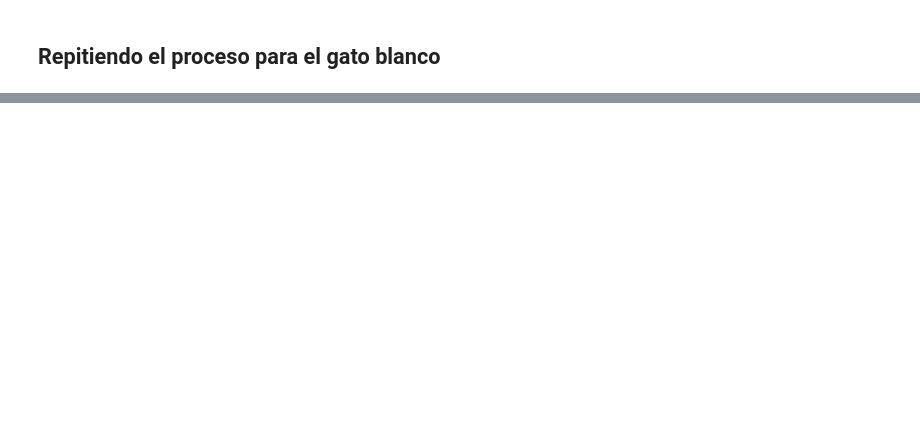
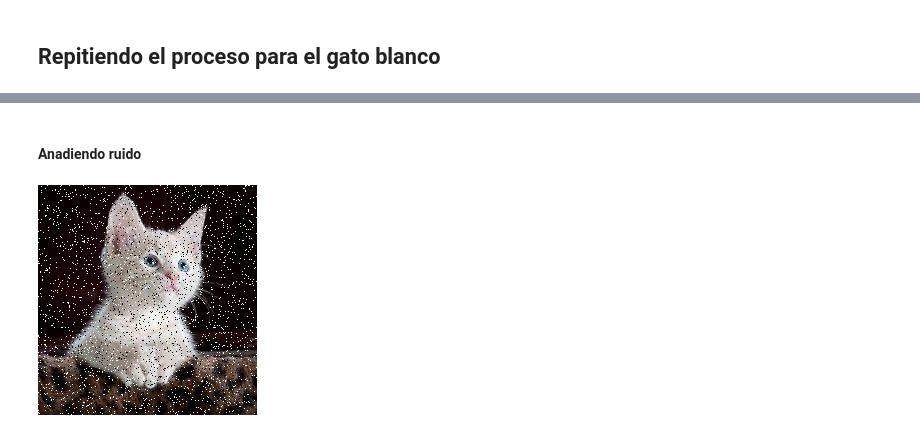
Before and after one commit to jesushl/correccion_anomalias_basico, a Jupyter notebook: Remoción de anomalías.ipynb, the cells around one changed output, grey strips where cells are left out. Cells and saved outputs as stored; diff of their text form; code cells hidden in the pictures; blank space fills up the shorter version.

```diff
--- a/Remoción de anomalías.ipynb
+++ b/Remoción de anomalías.ipynb
@@ -218,0 +230,8 @@ _
+# %% [markdown]
+#### Anadiendo ruido
+# %%
+gato_blanco_ruido = add_sald_and_pepper(image_easy_array,percentage_of_anomaly =10)
+_ = Image.fromarray(gato_blanco_ruido)
+_
+# %% [output]
+[figure, added]
```
Also changed, not shown: parts of 11 cells of this notebook, 3 other files.
